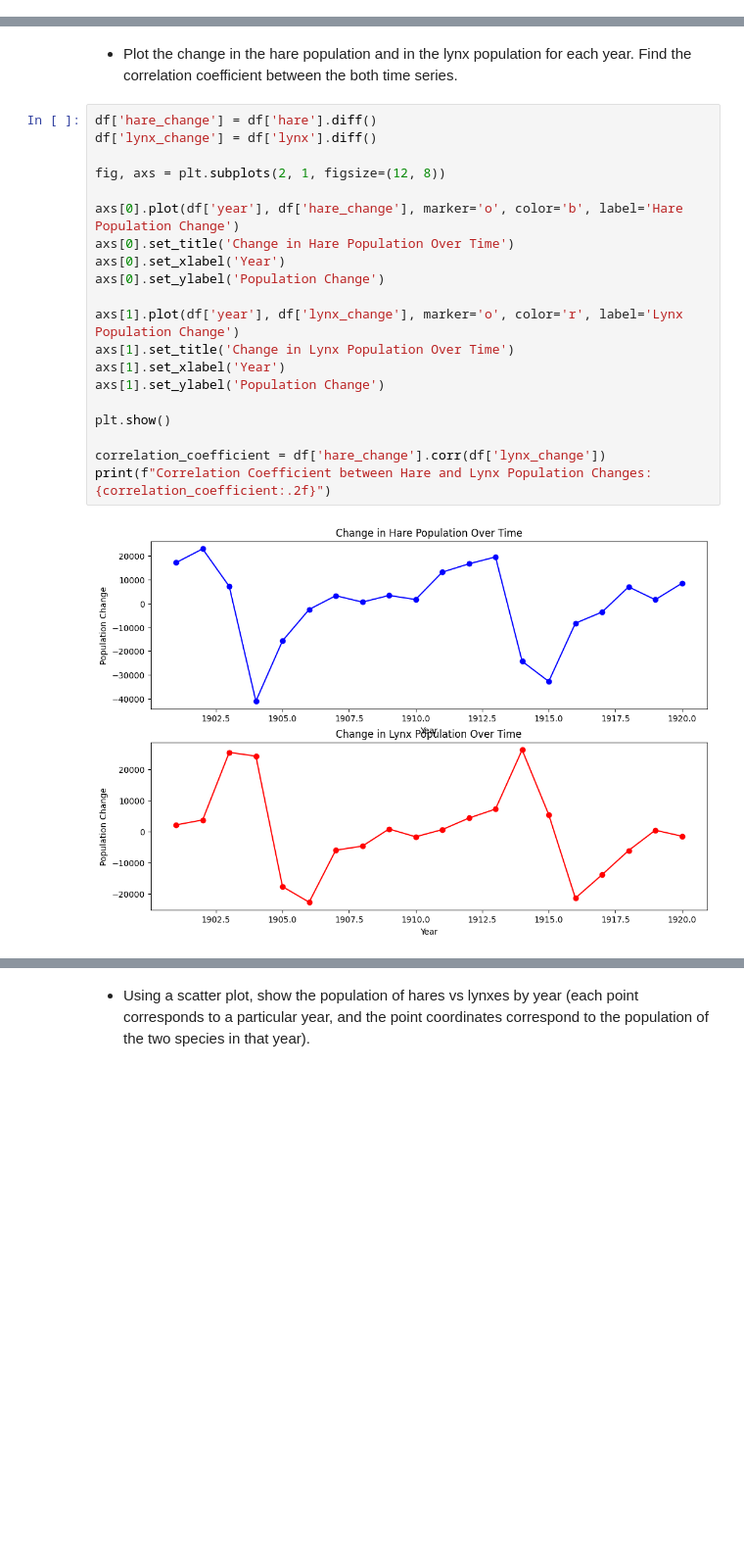
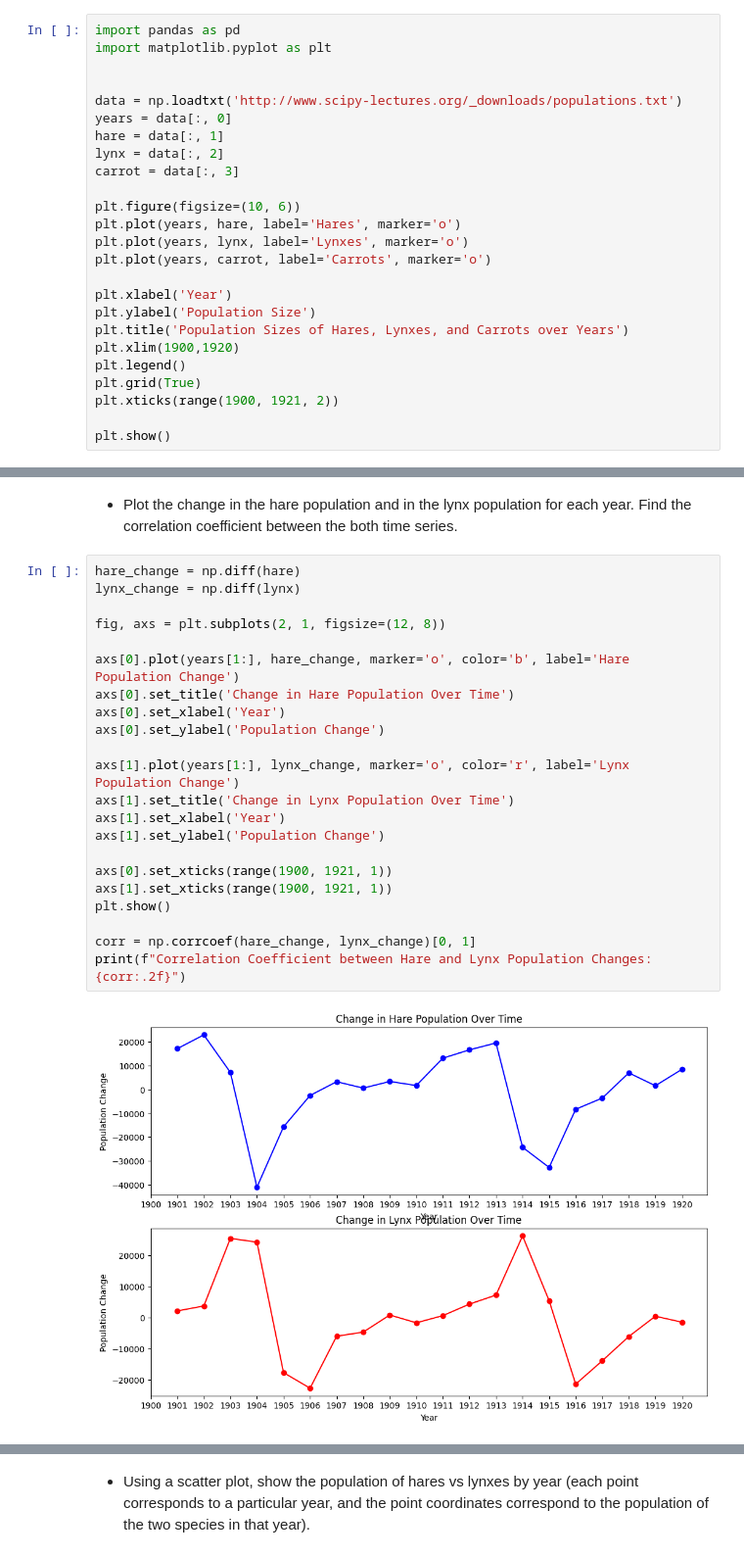
Before and after one commit to placeforyourad/Statprak, a Jupyter notebook: 2_numpy+matplotlib_.ipynb, the cells around one changed output, grey strips where cells are left out. Shown at 98% size. Drawn from its saved outputs; the diff is of its cells as text; blank space fills up the shorter version.

```diff
--- a/2_numpy+matplotlib_.ipynb
+++ b/2_numpy+matplotlib_.ipynb
@@ -917,0 +890,25 @@ plt.show()
+# %%
+import pandas as pd
+import matplotlib.pyplot as plt
+
+
+data = np.loadtxt('http://www.scipy-lectures.org/_downloads/populations.txt')
+years = data[:, 0]
+hare = data[:, 1]
+lynx = data[:, 2]
+carrot = data[:, 3]
+
+plt.figure(figsize=(10, 6))
+plt.plot(years, hare, label='Hares', marker='o')
+plt.plot(years, lynx, label='Lynxes', marker='o')
+plt.plot(years, carrot, label='Carrots', marker='o')
+
+plt.xlabel('Year')
+plt.ylabel('Population Size')
+plt.title('Population Sizes of Hares, Lynxes, and Carrots over Years')
+plt.xlim(1900,1920)
+plt.legend()
+plt.grid(True)
+plt.xticks(range(1900, 1921, 2))
+
+plt.show()
@@ -1021,27 +1022,29 @@ plt.show()
 # %% [markdown]
 - Plot the change in the hare population and in the lynx population for each year. Find the correlation coefficient between the both time series.
 # %%
-df['hare_change'] = df['hare'].diff()
-df['lynx_change'] = df['lynx'].diff()
+hare_change = np.diff(hare)
+lynx_change = np.diff(lynx)
 
 fig, axs = plt.subplots(2, 1, figsize=(12, 8))
 
-axs[0].plot(df['year'], df['hare_change'], marker='o', color='b', label='Hare Population Change')
+axs[0].plot(years[1:], hare_change, marker='o', color='b', label='Hare Population Change')
 axs[0].set_title('Change in Hare Population Over Time')
 axs[0].set_xlabel('Year')
 axs[0].set_ylabel('Population Change')
 
-axs[1].plot(df['year'], df['lynx_change'], marker='o', color='r', label='Lynx Population Change')
+axs[1].plot(years[1:], lynx_change, marker='o', color='r', label='Lynx Population Change')
 axs[1].set_title('Change in Lynx Population Over Time')
 axs[1].set_xlabel('Year')
 axs[1].set_ylabel('Population Change')
 
+axs[0].set_xticks(range(1900, 1921, 1))
+axs[1].set_xticks(range(1900, 1921, 1))
 plt.show()
 
-correlation_coefficient = df['hare_change'].corr(df['lynx_change'])
-print(f"Correlation Coefficient between Hare and Lynx Population Changes: {correlation_coefficient:.2f}")
+corr = np.corrcoef(hare_change, lynx_change)[0, 1]
+print(f"Correlation Coefficient between Hare and Lynx Population Changes: {corr:.2f}")
 # %% [output]
-[figure, old version]
+[figure, new version]
 Correlation Coefficient between Hare and Lynx Population Changes: -0.18
 # %% [markdown]
 - Using a scatter plot, show the population of hares vs lynxes by year (each point corresponds to a particular year, and the point coordinates correspond to the population of the two species in that year).
```
Also changed, not shown: parts of 9 cells of this notebook.
